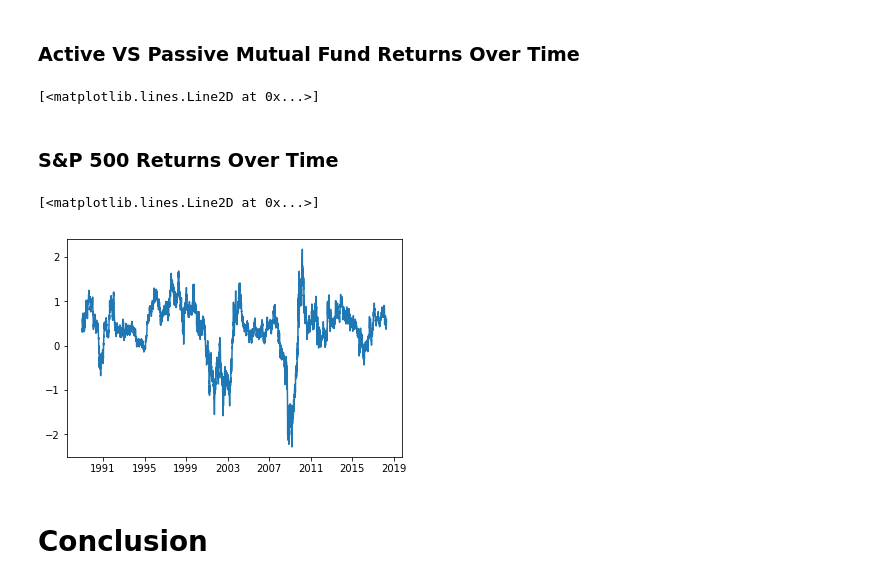
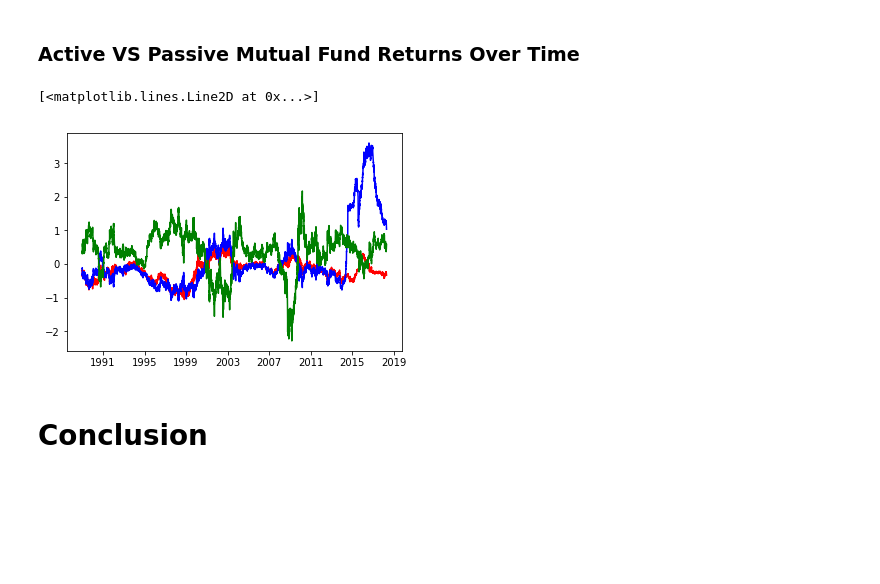
Before and after one commit to spatankar276/Mutual-Fund-Data-Analysis, a Jupyter notebook: Mutual Fund Analysis.ipynb, the cells around one changed output. Cells and saved outputs as stored; diff of their text form; code cells hidden in the pictures; blank space fills up the shorter version.

```diff
--- a/Mutual Fund Analysis.ipynb
+++ b/Mutual Fund Analysis.ipynb
@@ -298,18 +269,16 @@ plt.show()
 [figure]
 # %% [markdown]
 ### Active VS Passive Mutual Fund Returns Over Time
+# %%
+act_rets.index = pd.to_datetime(act_rets.index)
+pas_rets.index = pd.to_datetime(pas_rets.index)
 # %%
-plt.plot(act_rets)
-plt.plot(pas_rets)
+plt.plot(act_rets, color = 'r')
+plt.plot(pas_rets, color = 'b')
+plt.plot(sp_rets, color = 'g')
 # %% [output]
 [<matplotlib.lines.Line2D at 0x...>]
+[figure, added]
-# %% [markdown]
-### S&P 500 Returns Over Time
-# %%
-plt.plot(sp_rets)
-# %% [output]
-[<matplotlib.lines.Line2D at 0x...>]
-[figure, removed]
 # %% [markdown]
 # Conclusion
 # %%
```
Also changed, not shown: parts of 5 cells of this notebook.
